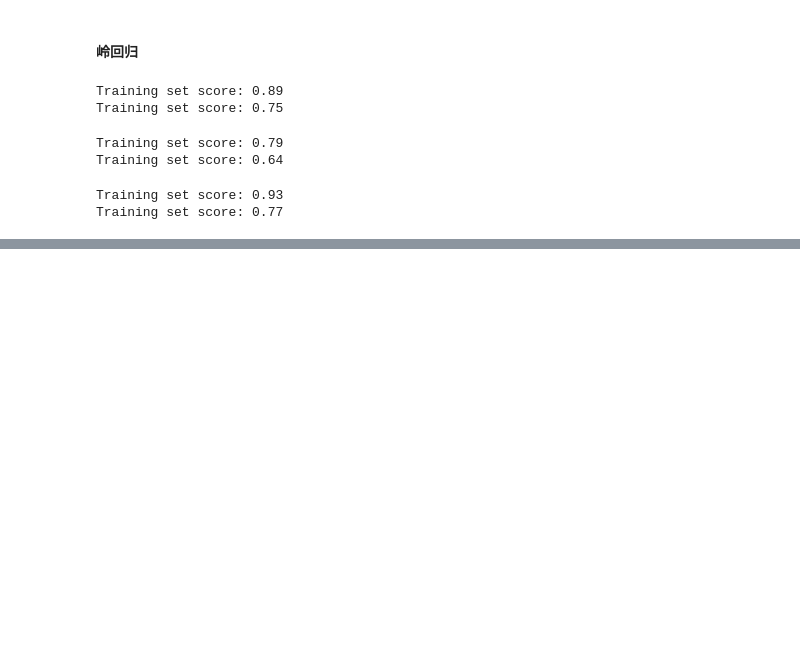
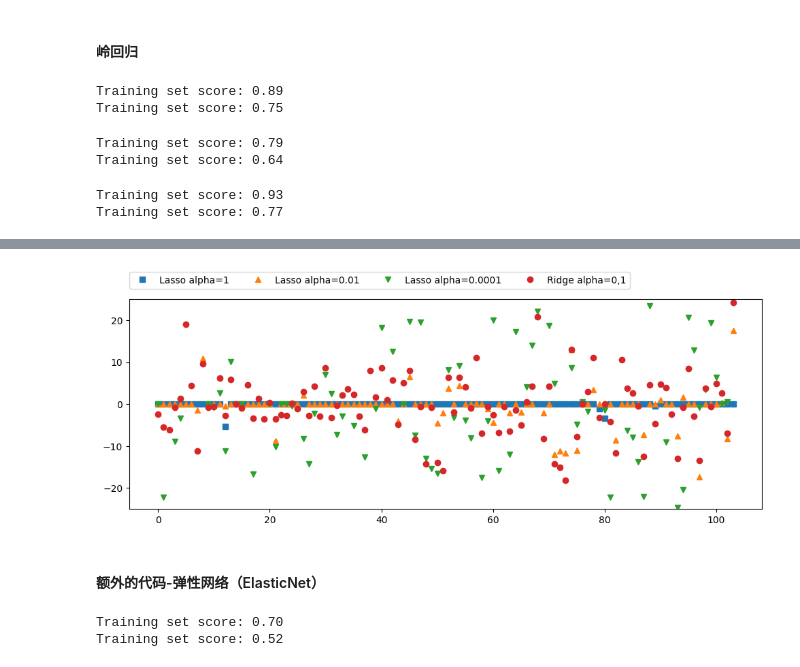
Before and after one commit to JPL-JUNO/Introduction-to-Machine-Learning-with-Python, a Jupyter notebook: Codes/Ch2.ipynb, the cells around one changed output, grey strips where cells are left out. Saved outputs shown, nothing was run; the diff lists cells and outputs as text; code cells hidden in the pictures; blank space fills up the shorter version.

```diff
--- a/Codes/Ch2.ipynb
+++ b/Codes/Ch2.ipynb
@@ -345,0 +406,22 @@ plt.show()
+# %%
+fig = plt.figure(figsize=(12, 4))
+plt.plot(lasso.coef_, 's', label='Lasso alpha=1')
+plt.plot(lasso001.coef_, '^', label='Lasso alpha=0.01')
+plt.plot(lasso00001.coef_, 'v', label='Lasso alpha=0.0001')
+
+plt.plot(ridge01.coef_, 'o', label='Ridge alpha=0,1')
+plt.legend(ncol=4, loc=(0, 1.05)) # loc的参考位置应该是原点，采用的相对坐标（百分比位置）
+plt.ylim(-25, 25)
+plt.show()
+# %% [output]
+[figure, added]
+# %% [markdown]
+#### 额外的代码-弹性网络（ElasticNet）
+# %%
+from sklearn.linear_model import ElasticNet
+elastic_net = ElasticNet(alpha=.1, l1_ratio=.001, max_iter=100_000).fit(X_train, y_train)
+print('Training set score: {:.2f}'.format(elastic_net.score(X_train, y_train)))
+print('Training set score: {:.2f}'.format(elastic_net.score(X_test, y_test)))
+# %% [output]
+Training set score: 0.70
+Training set score: 0.52
```
Also changed, not shown: parts of 22 cells of this notebook, 6 other files.
